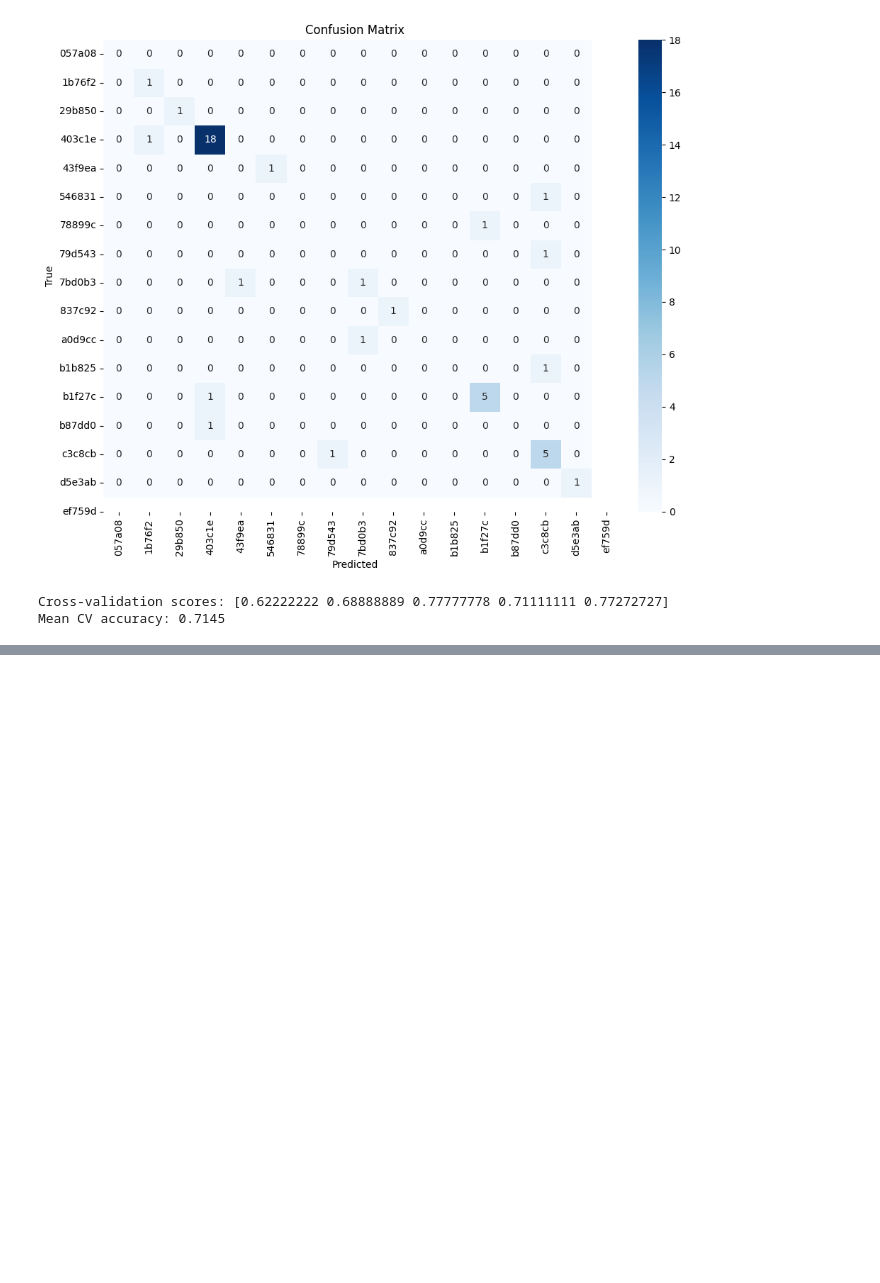
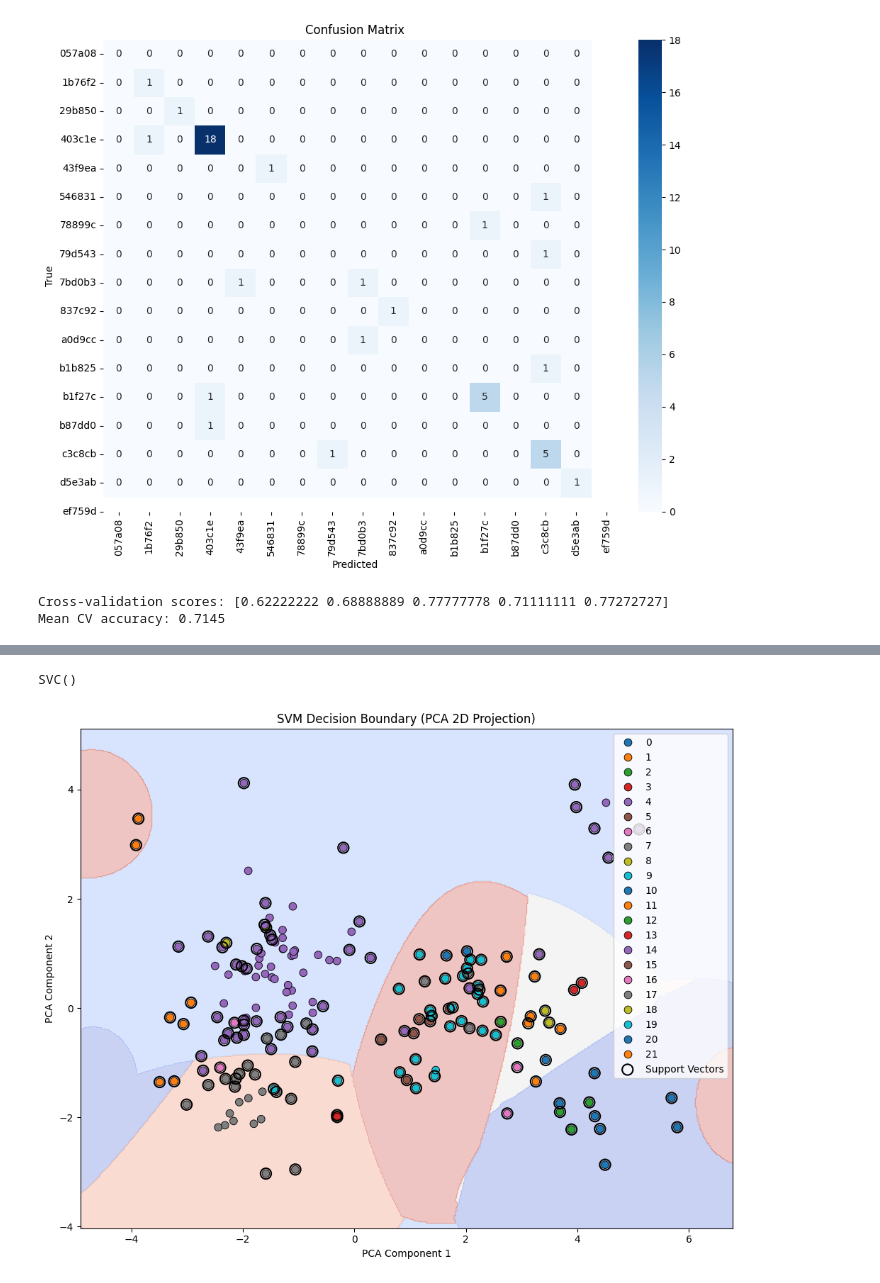
Before and after one commit to ahmedbashir10/VoiceScope, a Jupyter notebook: notebooks/project.ipynb, the cells around one changed output, grey strips where cells are left out. Cells and saved outputs as stored; diff of their text form; code cells hidden in the pictures; blank space fills up the shorter version.

Commit message:
started implementing svm model

```diff
--- a/notebooks/project.ipynb
+++ b/notebooks/project.ipynb
@@ -489,0 +534,64 @@ Mean CV accuracy: 0.7145
+# %%
+from sklearn.decomposition import PCA
+from sklearn.svm import SVC
+from sklearn.preprocessing import LabelEncoder
+
+# Reduce to 2D
+pca = PCA(n_components=2)
+X_train_2d = pca.fit_transform(X_train_scaled)
+X_test_2d = pca.transform(X_test_scaled)
+
+# Encode labels (e.g., speaker IDs) to integers
+label_encoder = LabelEncoder()
+y_train_enc = label_encoder.fit_transform(y_train)
+y_test_enc = label_encoder.transform(y_test)
+
+# Train SVM on 2D data
+svm_2d = SVC(kernel='rbf', C=1.0, gamma='scale')
+svm_2d.fit(X_train_2d, y_train_enc)
+# %% [output]
+SVC()
+# %%
+import numpy as np
+import matplotlib.pyplot as plt
+import seaborn as sns
+
+# Create mesh grid
+h = 0.02
+x_min, x_max = X_train_2d[:, 0].min() - 1, X_train_2d[:, 0].max() + 1
+y_min, y_max = X_train_2d[:, 1].min() - 1, X_train_2d[:, 1].max() + 1
+xx, yy = np.meshgrid(np.arange(x_min, x_max, h),
+                     np.arange(y_min, y_max, h))
+
+# Predict over the mesh grid
+Z = svm_2d.predict(np.c_[xx.ravel(), yy.ravel()])
+Z = Z.astype(np.int32).reshape(xx.shape)
+
+# Plot decision boundary + support vectors
+plt.figure(figsize=(10, 8))
+plt.contourf(xx, yy, Z, cmap="coolwarm", alpha=0.3)
+
+# Scatter training points
+sns.scatterplot(
+    x=X_train_2d[:, 0],
+    y=X_train_2d[:, 1],
+    hue=y_train_enc,
+    palette="tab10",
+    s=60,
+    edgecolor="k"
+)
+
+# Support vectors
+plt.scatter(svm_2d.support_vectors_[:, 0], svm_2d.support_vectors_[:, 1],
+            s=120, facecolors='none', edgecolors='k', linewidths=1.5,
+            label="Support Vectors")
+
+plt.title("SVM Decision Boundary (PCA 2D Projection)")
+plt.xlabel("PCA Component 1")
+plt.ylabel("PCA Component 2")
+plt.legend()
+plt.tight_layout()
+plt.savefig("../models/svm_decision_boundary_2d.png")
+plt.show()
+# %% [output]
+[figure, added]
```
Also changed, not shown: parts of 12 cells of this notebook, 4 other files.
